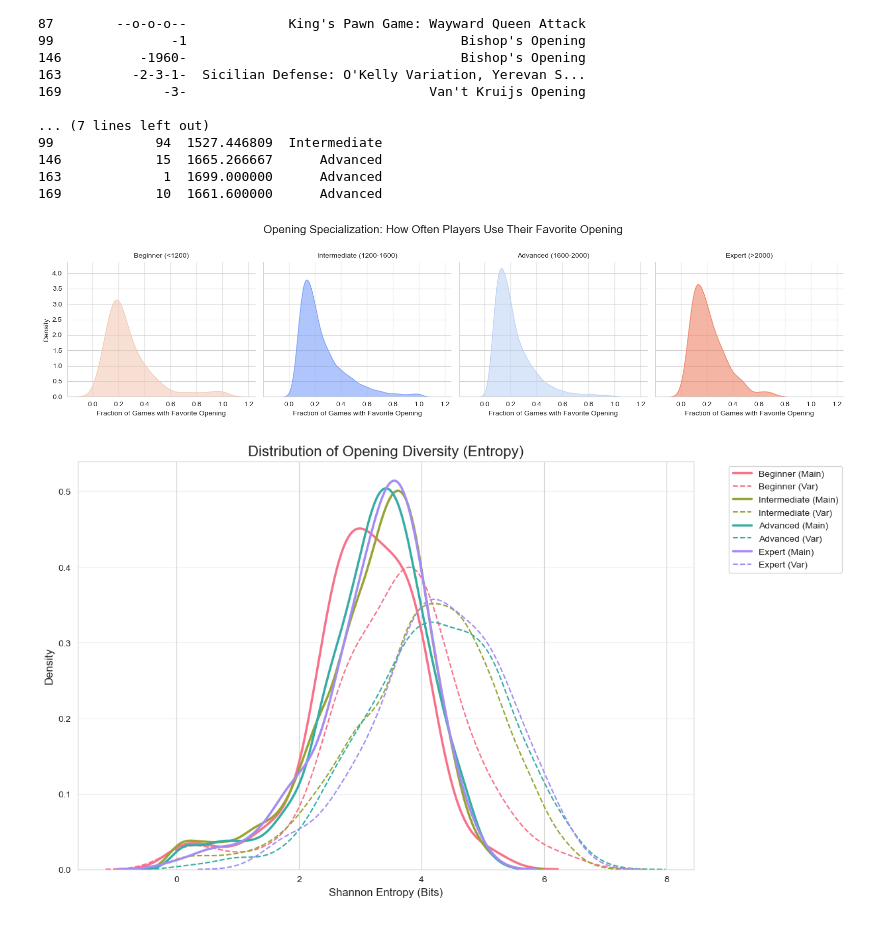
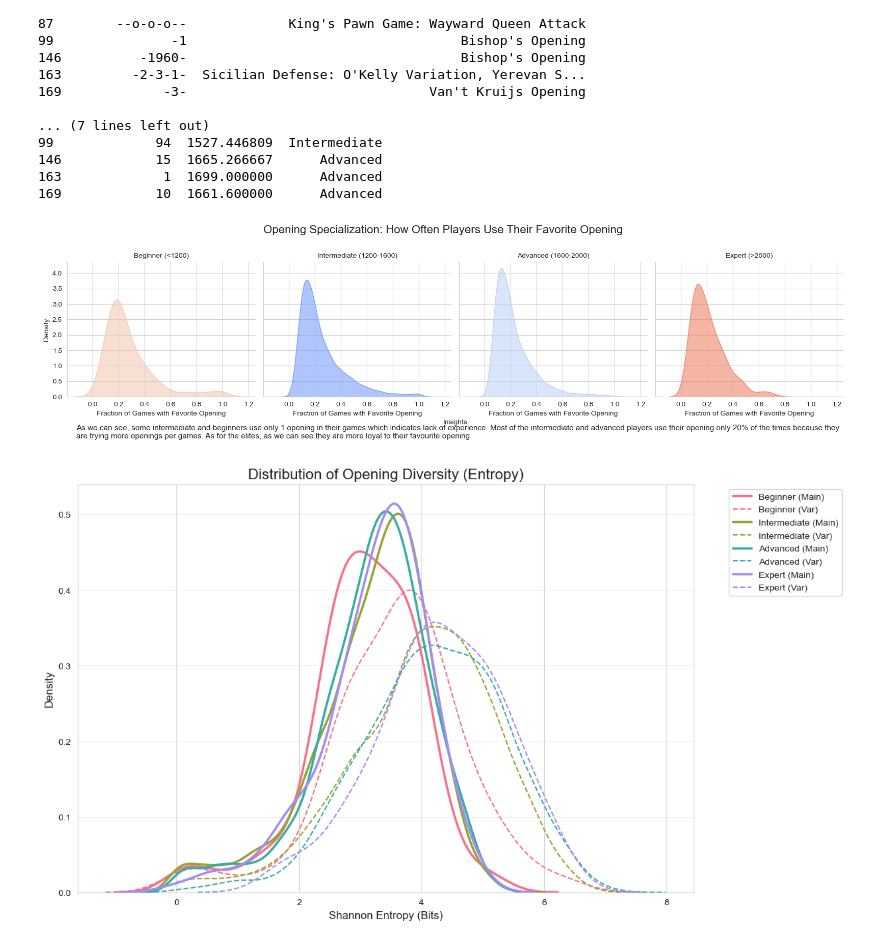
Before and after one commit to SalmaAllam8/chess-players-performance-analysis-, a Jupyter notebook: opening analysis.ipynb, the cells around one changed output. Saved outputs shown, nothing was run; the diff lists cells and outputs as text; code cells hidden in the pictures.

Commit message:
"more insights"

```diff
--- a/opening analysis.ipynb
+++ b/opening analysis.ipynb
@@ -224,34 +224,50 @@ loyalty_df = loyalty_df[loyalty_df['Total_Games'] >= 10]
 def get_skill_label(elo):
     if elo < 1200: return 'Beginner (<1200)'
     if elo < 1600: return 'Intermediate (1200-1600)'
     if elo < 2000: return 'Advanced (1600-2000)'
     return 'Expert (>2000)'
 
 loyalty_df['Skill_Level'] = loyalty_df['Avg_Elo'].apply(get_skill_label)
 
 # 7. Visualization: Density Plots (KDE) across Panels
 sns.set_style("whitegrid")
 level_order = ['Beginner (<1200)', 'Intermediate (1200-1600)', 'Advanced (1600-2000)', 'Expert (>2000)']
 
 # Create FacetGrid
 g = sns.FacetGrid(loyalty_df, col="Skill_Level", col_order=level_order,
                   hue="Skill_Level", palette="coolwarm", height=4, aspect=1)
 
 # Map the Density Plot
 g.map(sns.kdeplot, "Loyalty_Fraction", fill=True, alpha=0.6, bw_adjust=1)
 
 # Formatting
 g.set_axis_labels("Fraction of Games with Favorite Opening", "Density")
 g.set_titles("{col_name}")
 plt.subplots_adjust(top=0.8)
 g.fig.suptitle("Opening Specialization: How Often Players Use Their Favorite Opening", fontsize=16)
 
+# --- Add Horizontal Line and Insights ---
+
+
+
+# Add "Insights" label
+plt.figtext(0.5, 0.002, "Insights", fontsize=10, ha='left')
+
+# Add your specific analysis text
+insight_text = (
+    "As we can see, some intermediate and beginners use only 1 opening in their games which indicates lack of experience. "
+    "Most of the intermediate and advanced players use their opening only 20% of the times because they are trying more "
+    "openings per games. As for the elites, as we can see they are more loyal to their favourite opening."
+)
+
+plt.figtext(0.05, 0.000002, insight_text, fontsize=11, ha='left', va='top', wrap=True)
+
 # Save and Show
 save_path = r"D:\Chess\opening_loyalty_density_panels.png"
 plt.savefig(save_path, bbox_inches='tight')
 plt.show()
 # %% [output]
-[figure, old version]
+[figure, new version]
 # %%
 df['MainLine'] = df['Opening'].str.split(':').str[0]
 df['Variation'] = df['Opening']
```
